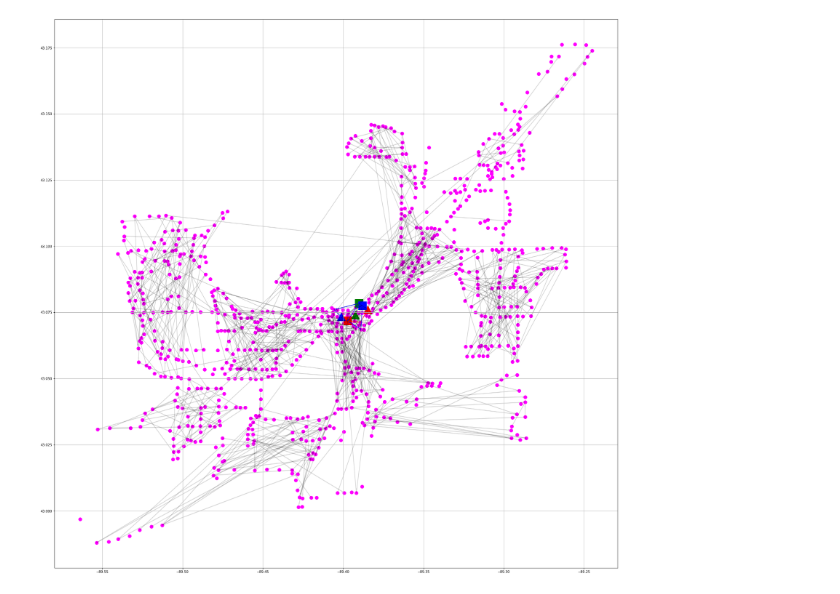
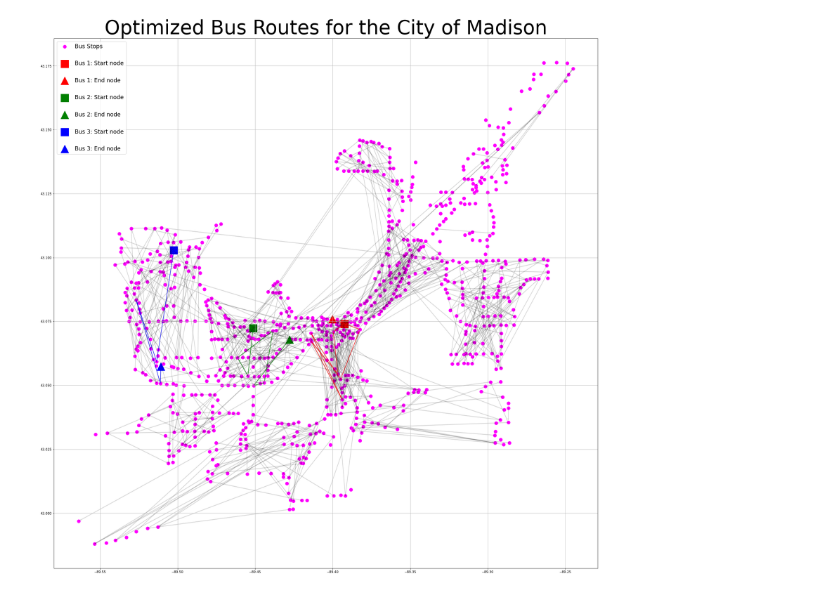
Before and after one commit to naman/CS524-project, a Jupyter notebook: plot.ipynb, the cells around one changed output. Drawn from its saved outputs; the diff is of its cells as text; code cells hidden in the pictures.

```diff
--- a/plot.ipynb
+++ b/plot.ipynb
@@ -1,5 +1,4 @@
 # %%
-import geopandas as gpd
 import matplotlib.pyplot as plt
 import pandas as pd
 import math
@@ -69,31 +68,36 @@ conn = 0
 df_flight_paths = pd.read_csv("Connections" + str(conn+1) + ".csv")
 
 s, e = df_flight_paths['start_node'], df_flight_paths['end_node']
 pairs = [(s[i], e[i]) for i in range(len(s))]
 
 alpha = 0.1
 color = colors[conn]
 
 for p in pairs:
     a,b = p
     connectpoints(x,y,a,b,color, alpha)
 
 
 
 for conn in range(1,4):
 
     df_flight_paths = pd.read_csv("Connections" + str(conn+1) + ".csv")
 
     s, e = df_flight_paths['start_node'], df_flight_paths['end_node']
     pairs = [(s[i], e[i]) for i in range(len(s))]
 
     alpha = 0.5
 
     color = colors[conn]
 
     for p in pairs:
         a,b = p
 
         connectpoints(x,y,a,b,color, alpha)
+
+plt.legend(['Bus Stops', 'Bus 1: Start node', 'Bus 1: End node', 'Bus 2: Start node', 'Bus 2: End node', 'Bus 3: Start node', 'Bus 3: End node'], fontsize = 'xx-large', labelspacing = 2)
+
+plt.title('Optimized Bus Routes for the City of Madison', fontsize = 60)
+plt.savefig('final_routes.jpg')
 # %% [output]
-[figure, old version]
+[figure, new version]
```
Also changed, not shown: 9 other files.
